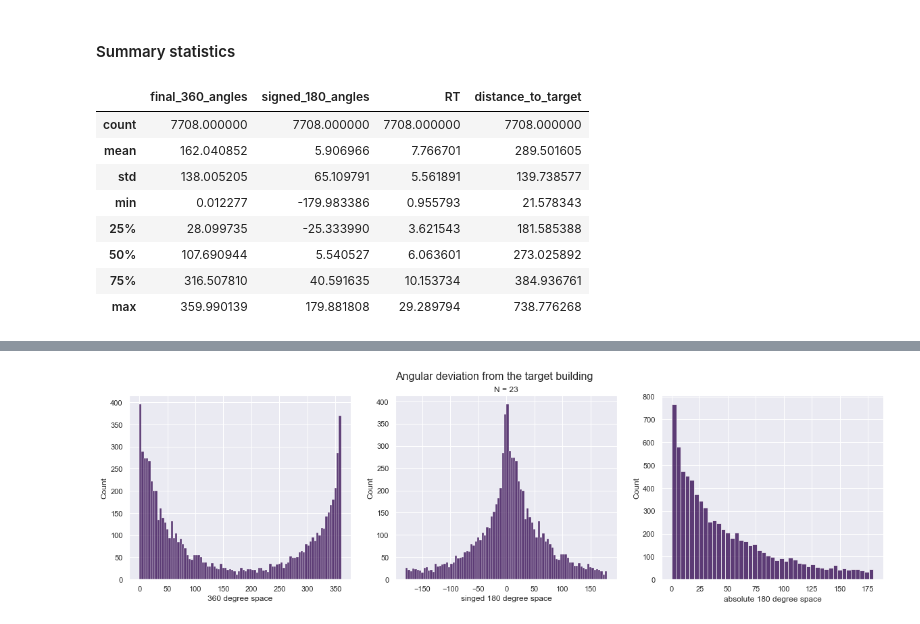
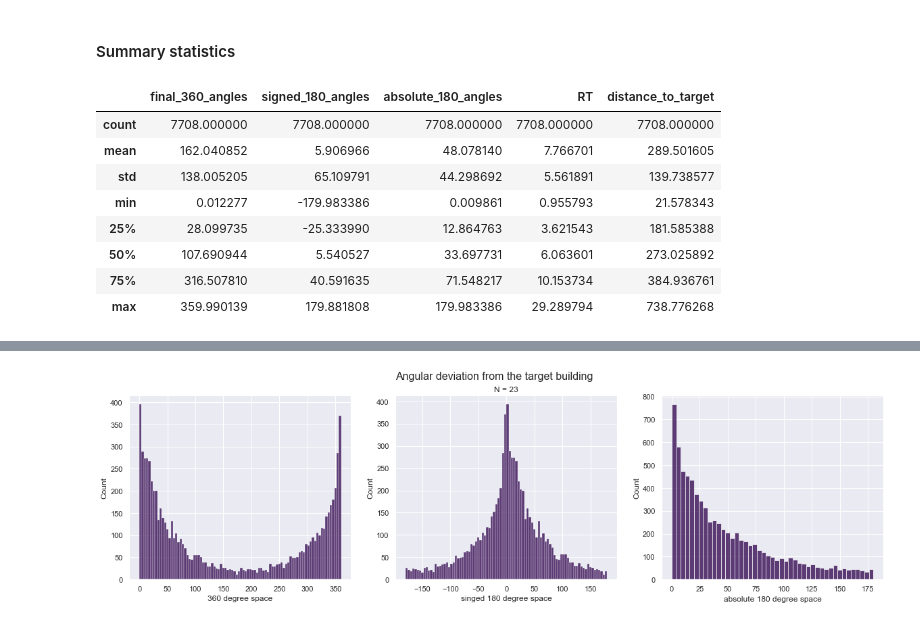
Before and after one commit to nora-maleki/humanA-pointing-task-analysis, a Jupyter notebook: analyses/01_main/02_descriptives.ipynb, the cells around one changed output, grey strips where cells are left out. Cells and saved outputs as stored; diff of their text form; code cells hidden in the pictures.

```diff
--- a/analyses/01_main/02_descriptives.ipynb
+++ b/analyses/01_main/02_descriptives.ipynb
@@ -97,14 +99,14 @@ plt.show()
 # %% [markdown]
 #### Summary statistics
 # %%
-df_cleaned[['final_360_angles', 'signed_180_angles', 'RT', 'distance_to_target']].describe()
+df_cleaned[['final_360_angles', 'signed_180_angles', 'absolute_180_angles', 'RT', 'distance_to_target']].describe()
 # %% [output]
-|  | final_360_angles | signed_180_angles | RT | distance_to_target |
-| count | 7708.000000 | 7708.000000 | 7708.000000 | 7708.000000 |
-| mean | 162.040852 | 5.906966 | 7.766701 | 289.501605 |
-| std | 138.005205 | 65.109791 | 5.561891 | 139.738577 |
-| min | 0.012277 | -179.983386 | 0.955793 | 21.578343 |
-| 25% | 28.099735 | -25.333990 | 3.621543 | 181.585388 |
-| 50% | 107.690944 | 5.540527 | 6.063601 | 273.025892 |
-| 75% | 316.507810 | 40.591635 | 10.153734 | 384.936761 |
-| max | 359.990139 | 179.881808 | 29.289794 | 738.776268 |
+|  | final_360_angles | signed_180_angles | absolute_180_angles | RT | distance_to_target |
+| count | 7708.000000 | 7708.000000 | 7708.000000 | 7708.000000 | 7708.000000 |
+| mean | 162.040852 | 5.906966 | 48.078140 | 7.766701 | 289.501605 |
+| std | 138.005205 | 65.109791 | 44.298692 | 5.561891 | 139.738577 |
+| min | 0.012277 | -179.983386 | 0.009861 | 0.955793 | 21.578343 |
+| 25% | 28.099735 | -25.333990 | 12.864763 | 3.621543 | 181.585388 |
+| 50% | 107.690944 | 5.540527 | 33.697731 | 6.063601 | 273.025892 |
+| 75% | 316.507810 | 40.591635 | 71.548217 | 10.153734 | 384.936761 |
+| max | 359.990139 | 179.881808 | 179.983386 | 29.289794 | 738.776268 |
```
Also changed, not shown: parts of 4 cells of this notebook.
